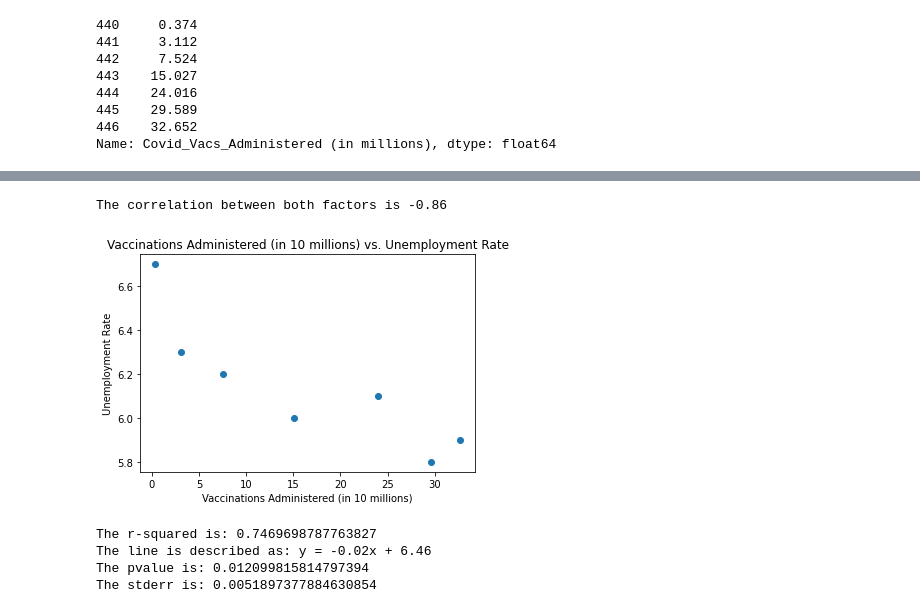
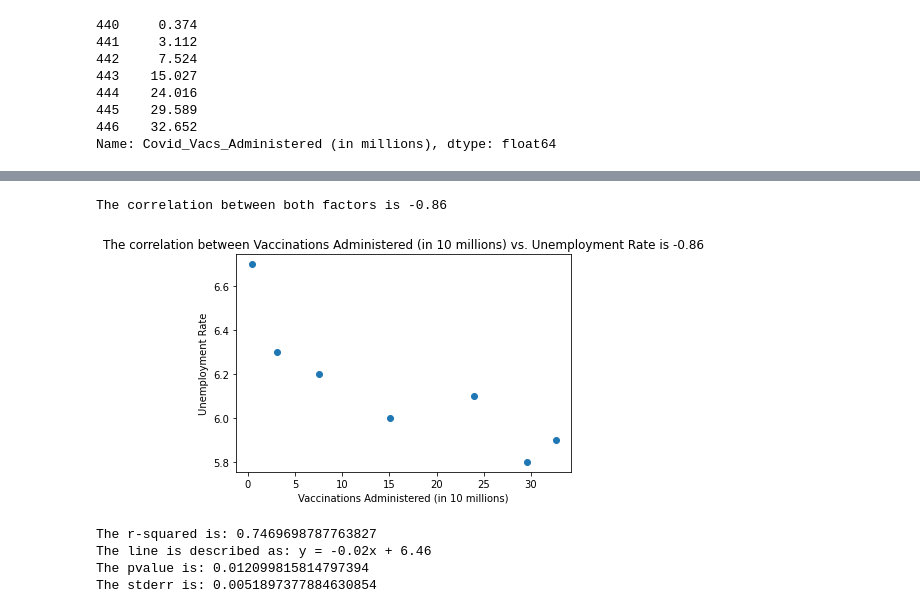
Before and after one commit to meetk5/Team-Project1, a Jupyter notebook: Covid-19 Vaccination administrated and its impact on US Unemployment-checkpoint.ipynb, the cells around one changed output, grey strips where cells are left out. Cells and saved outputs as stored; diff of their text form; code cells hidden in the pictures.

```diff
--- a/Covid-19 Vaccination administrated and its impact on US Unemployment-checkpoint.ipynb
+++ b/Covid-19 Vaccination administrated and its impact on US Unemployment-checkpoint.ipynb
@@ -180,0 +190,4 @@ unemp_axis = [6.7,6.3,6.2,6.0,6.1,5.8,5.9]
+# %%
+# Use only unemployment rates for December 2020 - June 2021
+unemp_axis = unempl_us["Unemployment Rate US"].loc[11:17]
+unemp_axis
@@ -181,22 +203,25 @@ unemp_axis = [6.7,6.3,6.2,6.0,6.1,5.8,5.9]
 # %%
 # The scatter plot
 plt.scatter(vaccs_axis,unemp_axis)
 plt.ylabel("Unemployment Rate")
 plt.xlabel("Vaccinations Administered (in 10 millions)")
-plt.title("Vaccinations Administered (in 10 millions) vs. Unemployment Rate")
+plt.title(f"The correlation between Vaccinations Administered (in 10 millions) vs. Unemployment Rate is {round(correlation[0],2)}")
 
 # Compute the Pearson correlation coefficient between "Vaccines Administered"
 # and "Unemployment Rate"
 
 # A negative or inverse correlation describes the extent to which two variables
 # move in opposing directions. In this case, as more Covid vaccinations were
 # administered there was a decrease in the unemployment rate.
 
 correlation = st.pearsonr(vaccs_axis, unemp_axis)
 print(f"The correlation between both factors is {round(correlation[0],2)}")
+plt.savefig("ImagesBCP/Scatter Plot Vaccinations (in millions) and Unemployment Rates.png", bbox_inches = "tight")
+
+plt.show()
 # %% [output]
 The correlation between both factors is -0.86
-[figure, old version]
+[figure, new version]
 # %%
 # Calculate and show the linear regression equation and line to plot.
 (slope, intercept, rvalue, pvalue, stderr) = linregress(vaccs_axis, unemp_axis)
```
Also changed, not shown: parts of 19 cells of this notebook, 4 other files.
